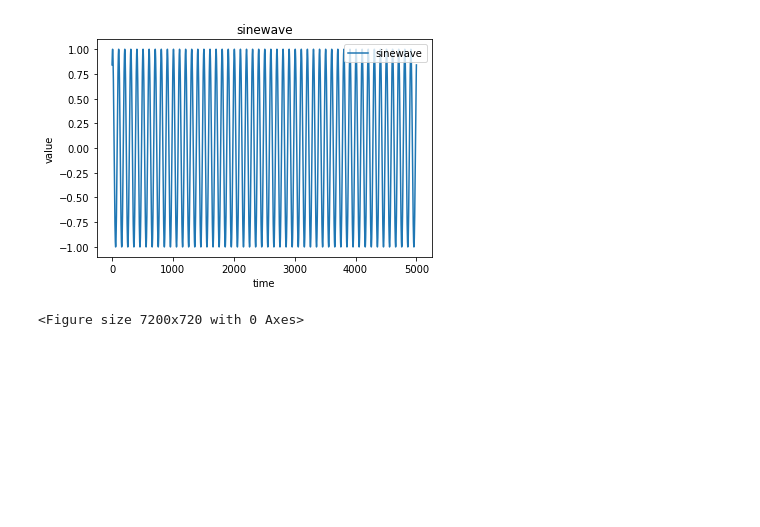
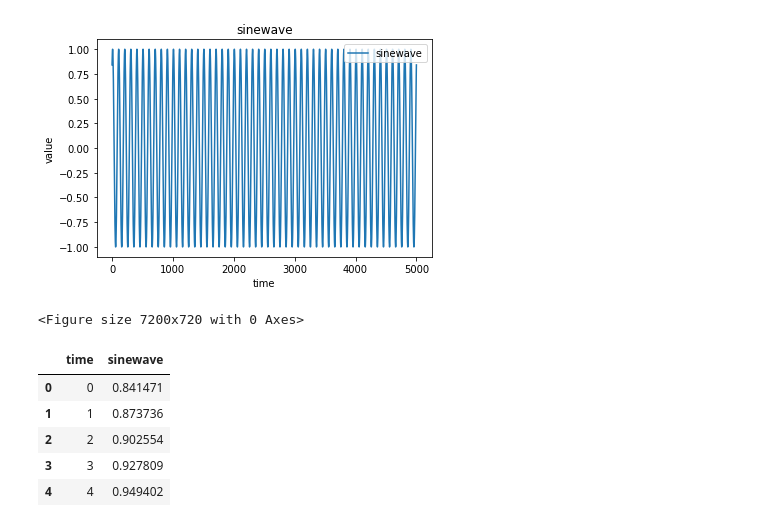
Before and after one commit to swlee052/deep-learning-time-series-anomaly-detection, a Jupyter notebook: DeepAnT_main.ipynb, the cells around one changed output. Cells and saved outputs as stored; diff of their text form; code cells hidden in the pictures; blank space fills up the shorter version.

```diff
--- a/DeepAnT_main.ipynb
+++ b/DeepAnT_main.ipynb
@@ -49,17 +56,24 @@ learning_rate = 2e-5
 anm_det_thr = 0.8        # Threshold for classifying anomaly (0.5~0.8)
 # %%
                 """Data loading"""
-df = pd.read_csv('https://raw.githubusercontent.com/swlee23/Deep-Learning-Time-Series-Anomaly-Detection/master/data/sinewave.csv')
-plt.plot(df['sinewave'])
+df_sine = pd.read_csv('https://raw.githubusercontent.com/swlee23/Deep-Learning-Time-Series-Anomaly-Detection/master/data/sinewave.csv')
+plt.plot(df_sine['sinewave'])
 plt.title('sinewave')
 plt.ylabel('value')
 plt.xlabel('time')
 plt.legend(['sinewave'], loc='upper right')
 plt.figure(figsize=(100,10))
 plt.show()
+df_sine.head()
 # %% [output]
 [figure]
 <Figure size 7200x720 with 0 Axes>
+|  | time | sinewave |
+| 0 | 0 | 0.841471 |
+| 1 | 1 | 0.873736 |
+| 2 | 2 | 0.902554 |
+| 3 | 3 | 0.927809 |
+| 4 | 4 | 0.949402 |
 # %%
               """Data preprocessing"""
 # split a univariate sequence into samples
```
Also changed, not shown: parts of 17 cells of this notebook.
